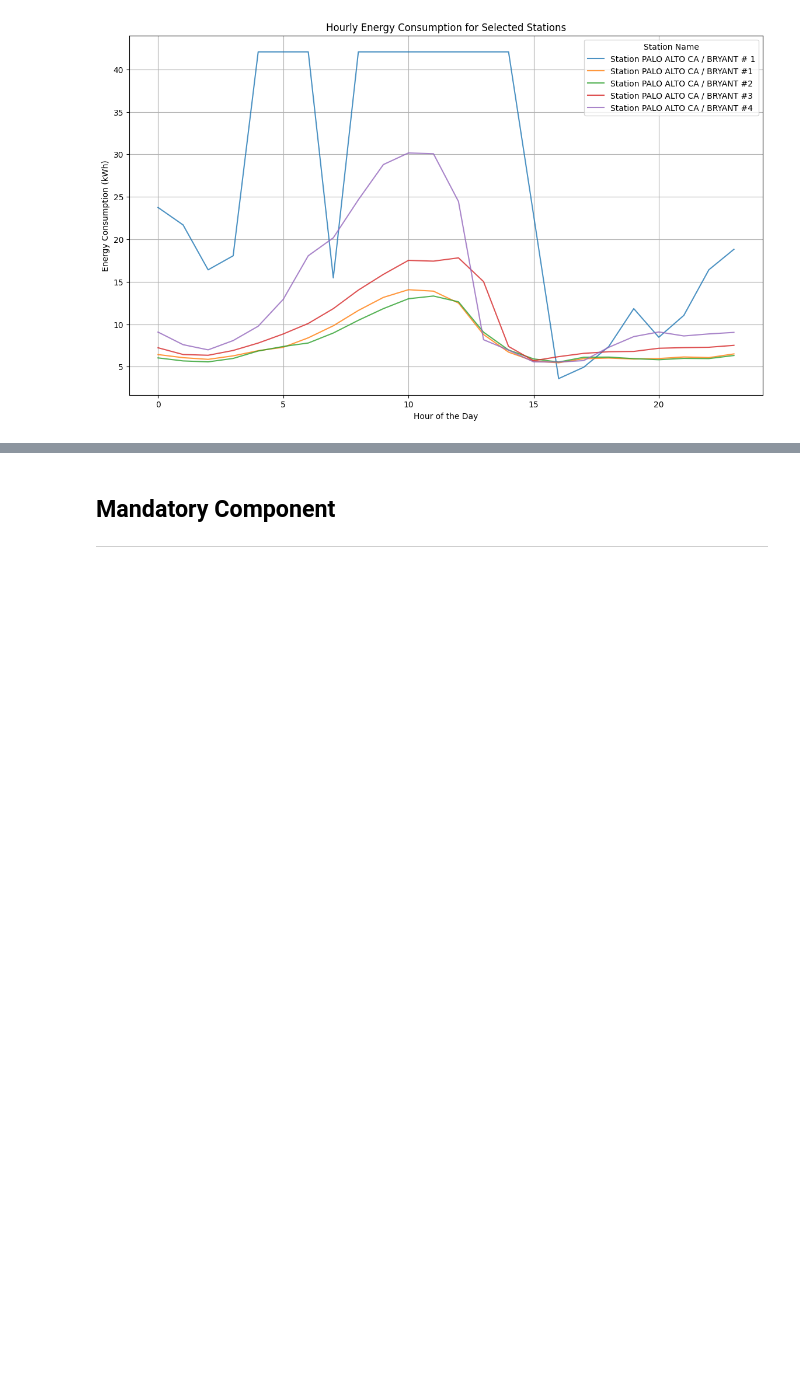
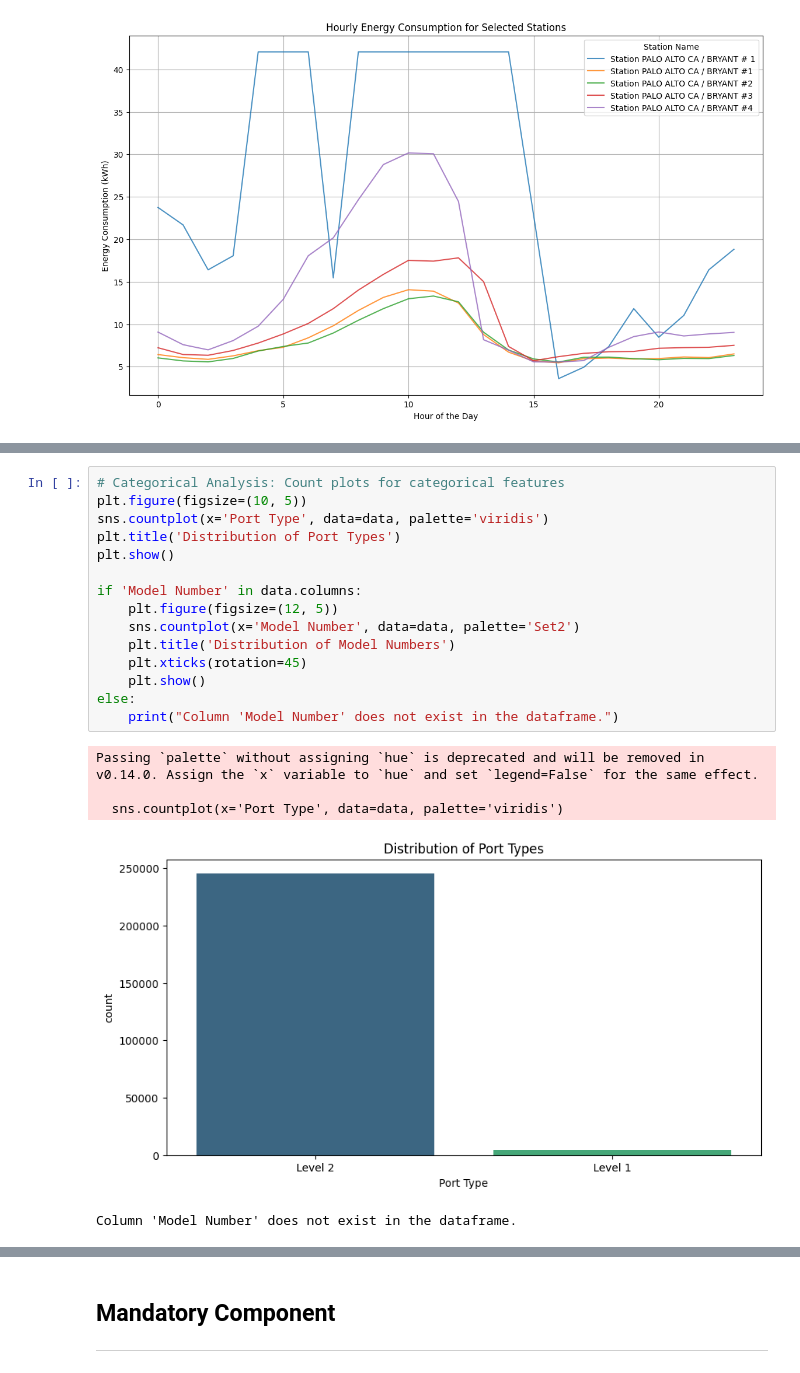
Before and after one commit to DitteGilsfeldt/42577-Introduction-to_Business_Analytics__Project, a Jupyter notebook: new.ipynb, the cells around one changed output, grey strips where cells are left out. Saved outputs shown, nothing was run; the diff lists cells and outputs as text; blank space fills up the shorter version.

```diff
--- a/new.ipynb
+++ b/new.ipynb
@@ -271,0 +292,21 @@ plt.show()
+# %%
+# Categorical Analysis: Count plots for categorical features
+plt.figure(figsize=(10, 5))
+sns.countplot(x='Port Type', data=data, palette='viridis')
+plt.title('Distribution of Port Types')
+plt.show()
+
+if 'Model Number' in data.columns:
+	plt.figure(figsize=(12, 5))
+	sns.countplot(x='Model Number', data=data, palette='Set2')
+	plt.title('Distribution of Model Numbers')
+	plt.xticks(rotation=45)
+	plt.show()
+else:
+	print("Column 'Model Number' does not exist in the dataframe.")
+# %% [output]
+Passing `palette` without assigning `hue` is deprecated and will be removed in v0.14.0. Assign the `x` variable to `hue` and set `legend=False` for the same effect.
+
+  sns.countplot(x='Port Type', data=data, palette='viridis')
+[figure, added]
+Column 'Model Number' does not exist in the dataframe.
```
Also changed, not shown: parts of 14 cells of this notebook.
